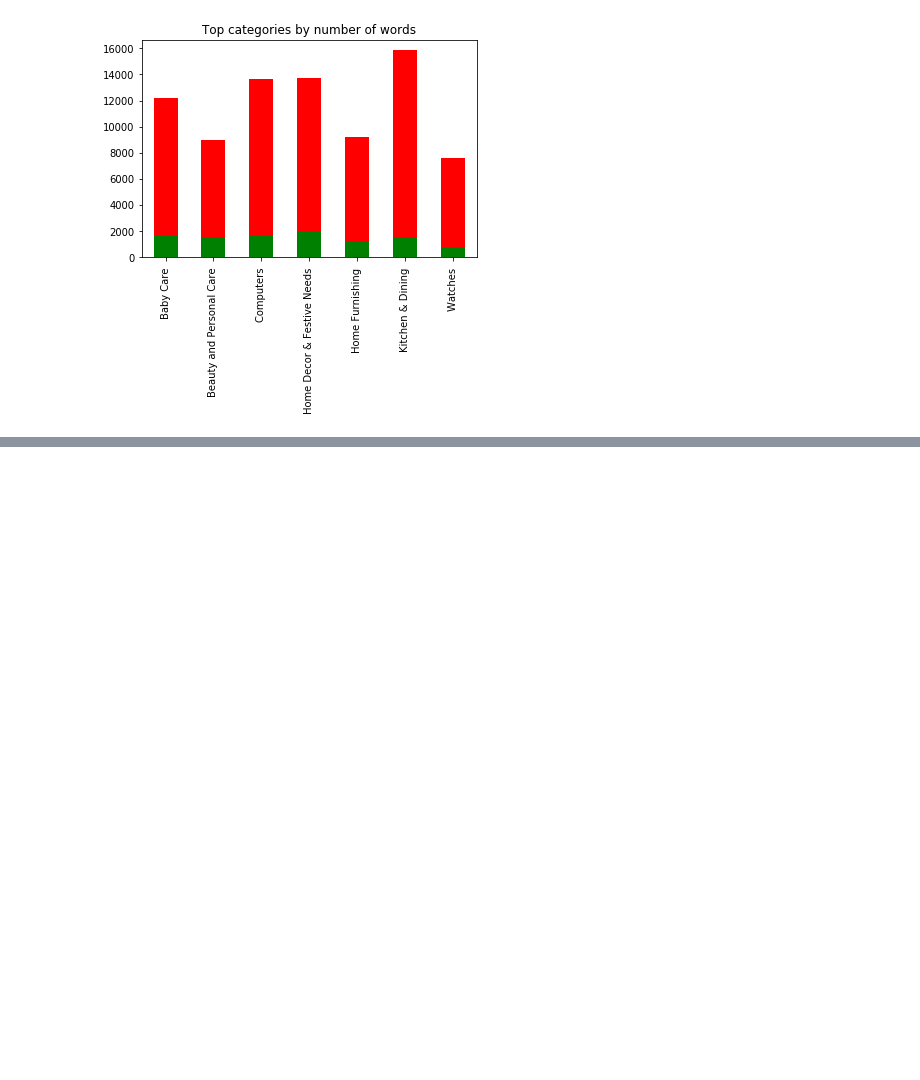
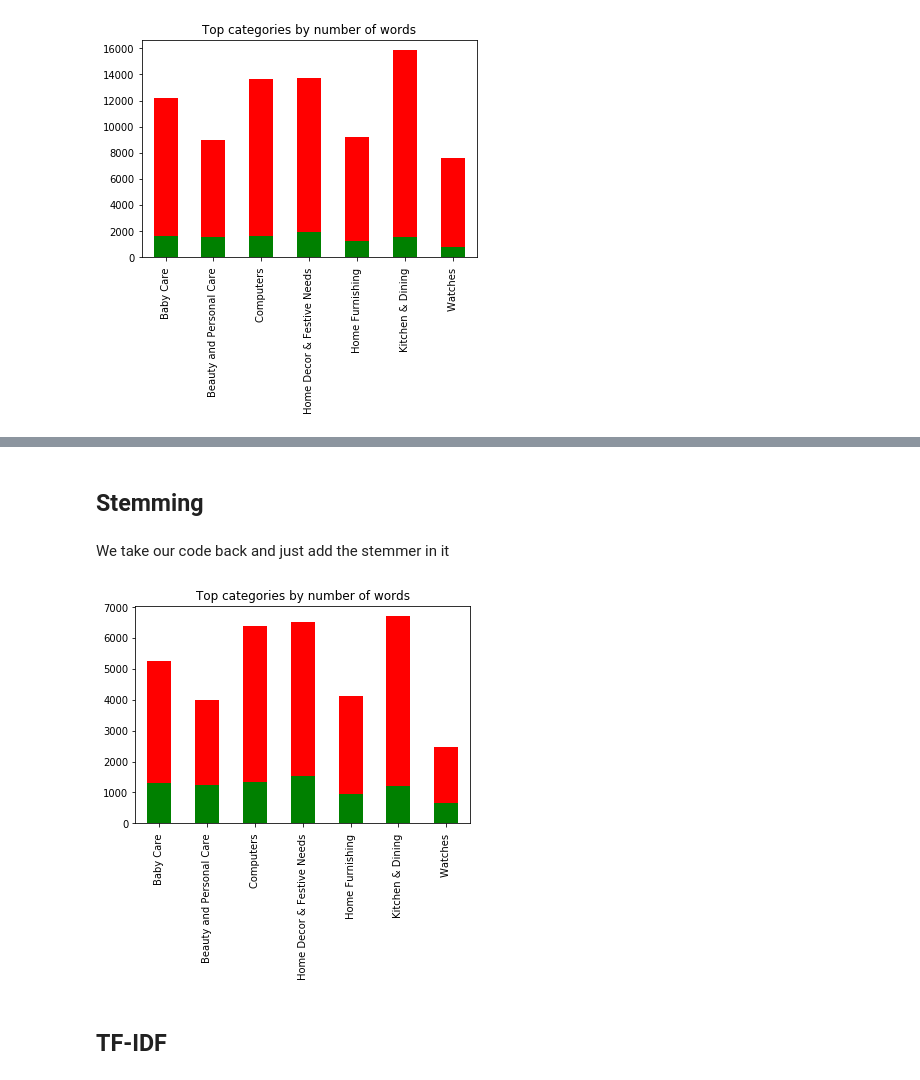
Before and after one commit to Julien-paulet/Ds_projet6, a Jupyter notebook: P6_02_notebook_analyses.ipynb, the cells around one changed output, grey strips where cells are left out. Drawn from its saved outputs; the diff is of its cells as text; code cells hidden in the pictures; blank space fills up the shorter version.

```diff
--- a/P6_02_notebook_analyses.ipynb
+++ b/P6_02_notebook_analyses.ipynb
@@ -96,0 +153,32 @@ plt.show()
+# %% [markdown]
+## Stemming
+# %% [markdown]
+We take our code back and just add the stemmer in it
+# %%
+stemmer = EnglishStemmer()
+
+tokenizer = nltk.RegexpTokenizer(r'\w+')
+
+desc = defaultdict(list)
+
+for i in data_text.index:
+    token = tokenizer.tokenize(data_text.loc[i, 'description'].lower())
+    desc[i] += [stemmer.stem(w) for w in token if not w in list(sw)]
+
+stats, freq = dict(), dict()
+
+for k, v in zip(desc.keys(), desc.values()):
+    freq[k] = fq = nltk.FreqDist(v)
+    stats[k] = {'total': len(v), 'Unique': len(fq.keys())}
+
+df = pd.DataFrame.from_dict(stats, orient='index')
+
+# freq display
+df.sort_values(by='total', ascending=False)
+df['total'].plot(kind='bar', color="red", title='Top categories by number of words', label='Total')
+df['Unique'].plot(kind='bar', color="green", label='Unique')
+plt.show()
+# %% [output]
+[figure, added]
+# %% [markdown]
+## TF-IDF
```
Also changed, not shown: parts of 13 cells of this notebook.
